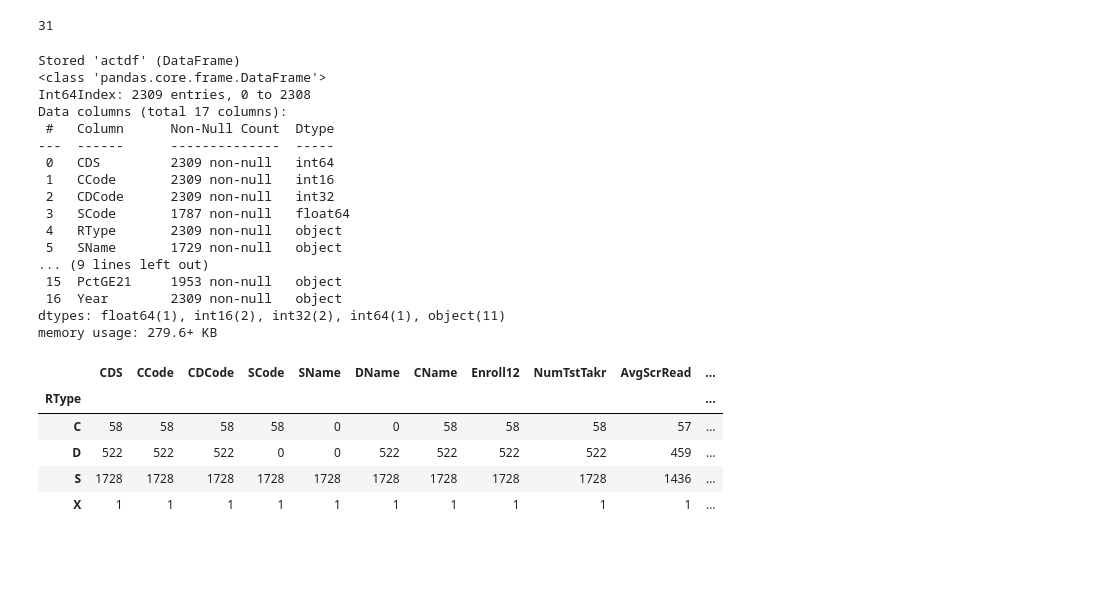
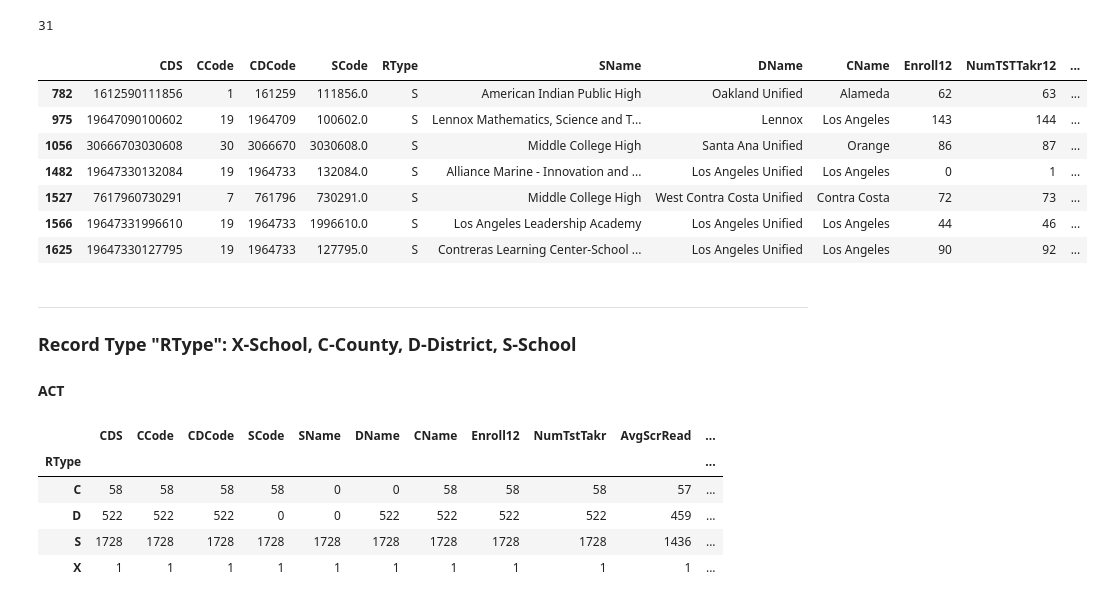
Before and after one commit to griffinbran/Equitable-Education-Affects-on-College-Entrance-Exam-Performance, a Jupyter notebook: Code/Notebook-01-Data-Import-and-Cleaning.ipynb, the cells around one changed output. Cells and saved outputs as stored; diff of their text form; code cells hidden in the pictures; blank space fills up the shorter version.

```diff
--- a/Code/Notebook-01-Data-Import-and-Cleaning.ipynb
+++ b/Code/Notebook-01-Data-Import-and-Cleaning.ipynb
@@ -38,6 +38,25 @@ satdf.drop([len(satdf)-1], inplace=True)
 dtypes = {'CDS':'int64', 'CDCode':'int32', 'CCode':'int16', 'Enroll12':'int32', 'NumTSTTakr12':'int16'}
 satdf = satdf.astype(dtype = dtypes)
 
+# Consider only 12th Grade data
+satdf = satdf[['CDS',
+               'CCode',
+               'CDCode',
+               'SCode',
+               'RType',
+               'SName',
+               'DName',
+               'CName',
+               'Enroll12',
+               'NumTSTTakr12',
+               'NumERWBenchmark12',
+               'PctERWBenchmark12',
+               'NumMathBenchmark12',
+               'PctMathBenchmark12',
+               'TotNumBothBenchmark12',
+               'PctBothBenchmark12',
+               'Year']]
+
 # Use MAGIC Method to work with clean satdf in Notebook 2
 %store satdf
 
@@ -67,43 +123,24 @@ memory usage: 473.5+ KB
 len(actdf[actdf['Enroll12']-actdf['NumTstTakr']<0])
 # %% [output]
 31
-# %%
-# 2019 Californian ACT Scores
-
-# Drop the unnamed column filled with NaN's
-actdf.drop(labels='Unnamed: 17', axis='columns', inplace=True)
-
-# Drop the last row filled with NaN's
-actdf.drop([len(actdf)-1], inplace=True)
-
-# The dtypes of three ID-code columns can be reduced to int now that there are no more NaN's
-dtypes = {'CDS':'int64', 'CDCode':'int32', 'CCode':'int16', 'Enroll12':'int32', 'NumTstTakr':'int16'}
-actdf = actdf.astype(dtype = dtypes)
-
-# Add column 'PctTstTakr': 'NumTstTakr' / 'Enroll12'
-# Use MAGIC Method to work with clean actdf in Notebook 2
-%store actdf
-
-# A link to the data dictionary for the actdf-dataset is in the README
-actdf.info()
-# %% [output]
-Stored 'actdf' (DataFrame)
-<class 'pandas.core.frame.DataFrame'>
-Int64Index: 2309 entries, 0 to 2308
-Data columns (total 17 columns):
- #   Column      Non-Null Count  Dtype
----  ------      --------------  -----
- 0   CDS         2309 non-null   int64
- 1   CCode       2309 non-null   int16
- 2   CDCode      2309 non-null   int32
- 3   SCode       1787 non-null   float64
- 4   RType       2309 non-null   object
- 5   SName       1729 non-null   object
-... (9 lines left out)
- 15  PctGE21     1953 non-null   object
- 16  Year        2309 non-null   object
-dtypes: float64(1), int16(2), int32(2), int64(1), object(11)
-memory usage: 279.6+ KB
+# %%
+# 7 school records show more 12th grade test takers than enrolled 12th Grade Students, so some students took the test more than once:
+# 'PctGE21', % Greater Than or Equal to 21 points
+satdf[satdf['Enroll12']-satdf['NumTSTTakr12']<0]
+# %% [output]
+|  | CDS | CCode | CDCode | SCode | RType | SName | DName | CName | Enroll12 | NumTSTTakr12 | ... |
+| 782 | 1612590111856 | 1 | 161259 | 111856.0 | S | American Indian Public High | Oakland Unified | Alameda | 62 | 63 | ... |
+| 975 | 19647090100602 | 19 | 1964709 | 100602.0 | S | Lennox Mathematics, Science and T... | Lennox | Los Angeles | 143 | 144 | ... |
+| 1056 | 30666703030608 | 30 | 3066670 | 3030608.0 | S | Middle College High | Santa Ana Unified | Orange | 86 | 87 | ... |
+| 1482 | 19647330132084 | 19 | 1964733 | 132084.0 | S | Alliance Marine - Innovation and ... | Los Angeles Unified | Los Angeles | 0 | 1 | ... |
+| 1527 | 7617960730291 | 7 | 761796 | 730291.0 | S | Middle College High | West Contra Costa Unified | Contra Costa | 72 | 73 | ... |
+| 1566 | 19647331996610 | 19 | 1964733 | 1996610.0 | S | Los Angeles Leadership Academy | Los Angeles Unified | Los Angeles | 44 | 46 | ... |
+| 1625 | 19647330127795 | 19 | 1964733 | 127795.0 | S | Contreras Learning Center-School ... | Los Angeles Unified | Los Angeles | 90 | 92 | ... |
+# %% [markdown]
+---
+### Record Type "RType": X-School, C-County, D-District, S-School
+
+#### ACT
 # %%
 # 1-State Record, 58-County Records, 522-District Records, 1728-School Records
 actdf.groupby('RType').count()
```
Also changed, not shown: parts of 35 cells of this notebook.
